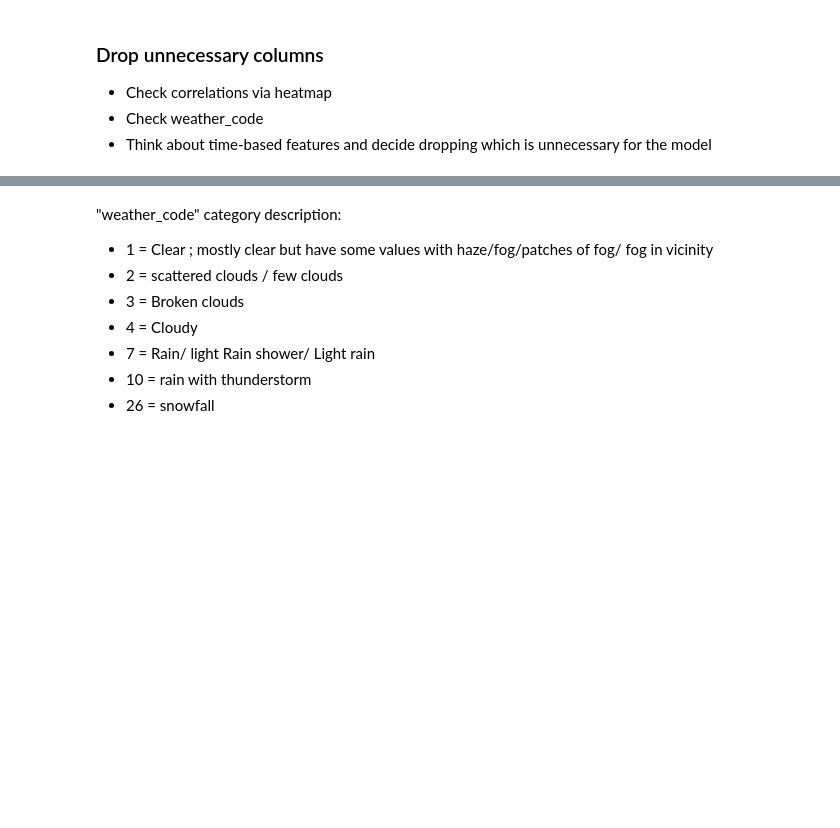
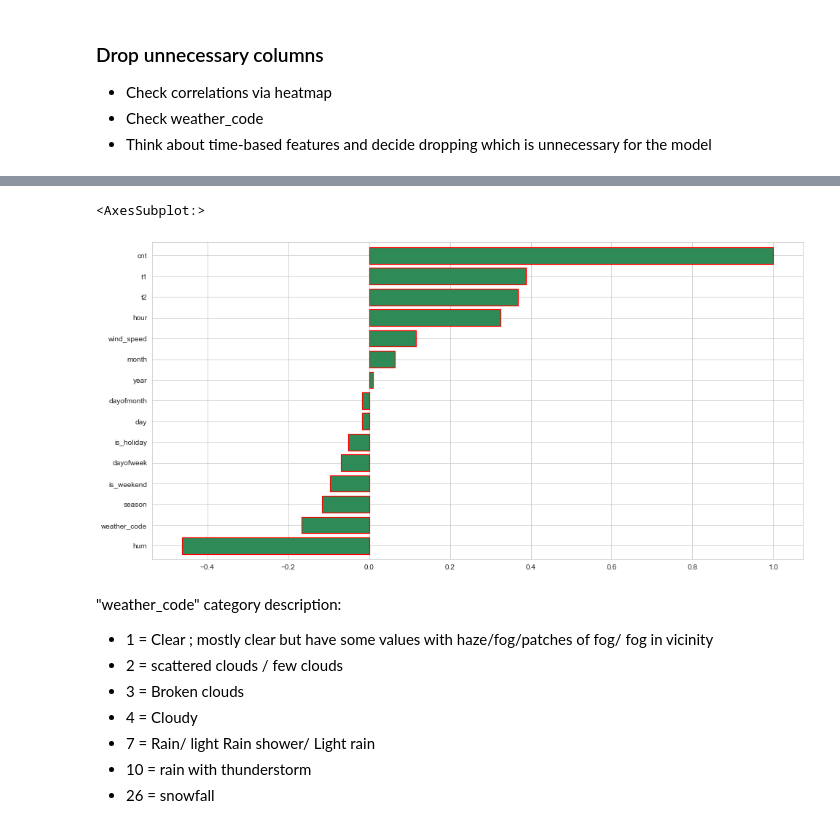
Before and after one commit to mdurular/Deep_Learning_Projects, a Jupyter notebook: RNN_Bike Sharing Demand Prediction/RNN project-Mutivariate Time Series with RNN (Bike Sharing Demand Prediction).ipynb, the cells around one changed output, grey strips where cells are left out. Cells and saved outputs as stored; diff of their text form; code cells hidden in the pictures; blank space fills up the shorter version.

```diff
--- a/RNN_Bike Sharing Demand Prediction/RNN project-Mutivariate Time Series with RNN (Bike Sharing Demand Prediction).ipynb
+++ b/RNN_Bike Sharing Demand Prediction/RNN project-Mutivariate Time Series with RNN (Bike Sharing Demand Prediction).ipynb
@@ -348,3 +353,9 @@ plt.title("Average Bikeshares on Holidays for Seasons", fontsize = 20, fontweigh
+# %%
+plt.figure(figsize = (16,8))
+df.corr()["cnt"].sort_values().plot.barh(width=0.8, color= "seagreen", linewidth = 1.2, edgecolor = "red")
+# %% [output]
+<AxesSubplot:>
+[figure, added]
 # %% [markdown]
 "weather_code" category description:
 - 1 = Clear ; mostly clear but have some values with haze/fog/patches of fog/ fog in vicinity
```
Also changed, not shown: parts of 75 cells of this notebook.
